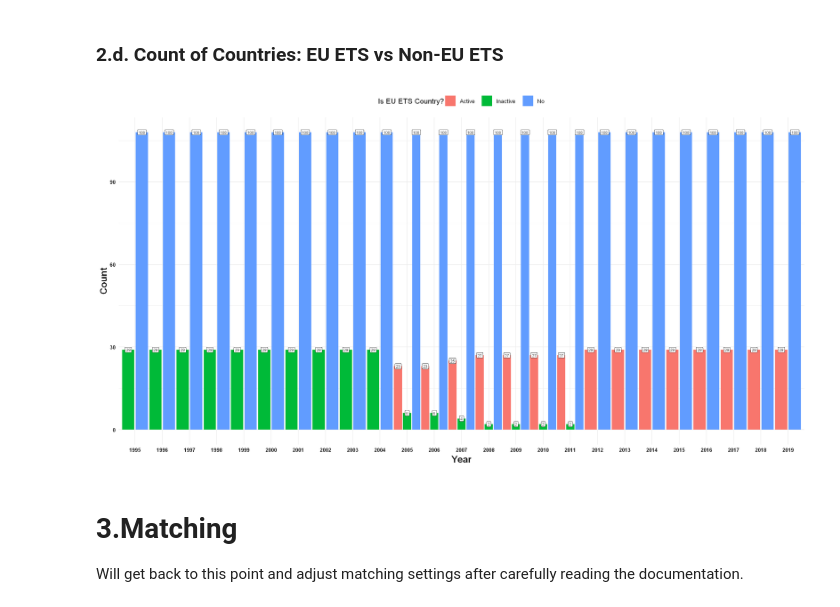
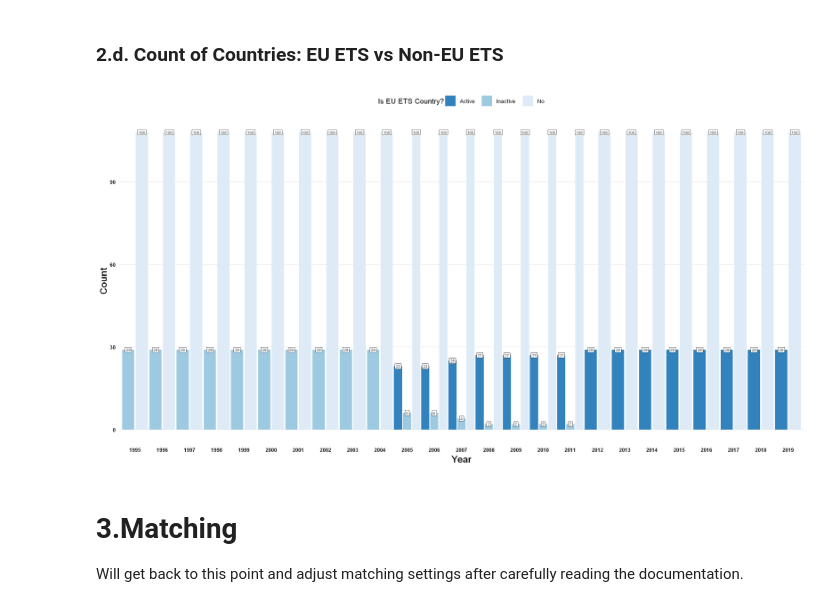
Before and after one commit to huseyinpolat-ds/UW_WNE_DSBA_Master_Thesis_437969, a Jupyter notebook: Thesis_EDA_new_approach.ipynb, the cells around one changed output. Cells and saved outputs as stored; diff of their text form; code cells hidden in the pictures.

Commit message:
Changed some colors, ready for matching.

```diff
--- a/Thesis_EDA_new_approach.ipynb
+++ b/Thesis_EDA_new_approach.ipynb
@@ -427,10 +427,12 @@ all_indicators_full_join <- merge(subset(pm25_final_mapped, select = -country_co
     filter(!(is.na(PM25_Total) & year >= 2010)) %>%
     # Filter out missing records in matching target variable for all years
     filter(!is.na(co2_em_kt)) %>%
+    # Filter to countries that only exist in PM2.5 dataset
+    filter(country %in% unique(pm25_final_mapped$country)) %>%
     # Join weather variables
-    merge(subset(weather_final_mapped, select = -country_code), by = c("year", "country"), all.x = TRUE,  all.y = TRUE) %>%
+    merge(subset(weather_final_mapped, select = -country_code), by = c("year", "country"), all.x = TRUE) %>%
     # Join EU ETS variables
-    merge(subset(eu_ets_final_mapped, select = -country_code), by = c("year", "country"), all.x = TRUE,  all.y = TRUE) %>%
+    merge(subset(eu_ets_final_mapped, select = -country_code), by = c("year", "country"), all.x = TRUE) %>%
     # Reorder columns for plotting
     relocate(co2_em_kt, .after=PM25_Urban) %>%
     relocate(PM25_Total, .after=PM25_Urban)
@@ -667,8 +669,9 @@ all_indicators_filtered <- all_indicators_filtered %>%
   select(-PM25_Cities, -PM25_rural, -PM25_Total, -PM25_Towns, -PM25_Urban,
          -gdp_per_capita, -pop_total, -pop_density,
          -precipitation, -avg_surface_temp,
-         -free_EUAs, -auctioned_sold_EUAs,
-                  -co2_em_kt)
+         -free_EUAs, -auctioned_sold_EUAs
+        #  ,-co2_em_kt
+         )
 
 # Check final dataset
 print(dim(all_indicators_filtered))
@@ -966,7 +965,7 @@ A data.frame: 17 × 8
 # Define column order of dataset
 column_order <- c(
     'PM25_Cities_log', 'PM25_rural_log', 'PM25_Total_log', 'PM25_Towns_log', 'PM25_Urban_log',
-    'is_eu_ets', 'free_EUAs_log', 'auctioned_sold_EUAs_log', "co2_em_kt_log",
+    'is_eu_ets', 'free_EUAs_log', 'auctioned_sold_EUAs_log', "co2_em_kt_log", "co2_em_kt",
     'precipitation_log', 'humidity', 'avg_surface_temp_log',
     'gdp_per_capita_log', 'gdp_per_capita_growth_pct', 'recession_binary', 'agriculture_pct_gdp', 'industry_pct_gdp',
     'pop_total_log', 'pop_density_log', 'pop_growth_pct', 'pop_urban_pct_of_total', 'pop_rural_pct_of_total', 'pop_in_largest_city_pct_of_urban_pop'
@@ -978,7 +977,7 @@ all_indicators_final <- all_indicators_final %>% select(all_of(c("country", "yea
 all_indicators_final_plot <- all_indicators_final %>% mutate(
     free_EUAs_log = ifelse(free_EUAs_log == 0, NA, free_EUAs_log),
     auctioned_sold_EUAs_log = ifelse(auctioned_sold_EUAs_log == 0, NA, auctioned_sold_EUAs_log)) %>%
-    select (-co2_em_kt_log) %>%
+    select (-co2_em_kt_log, -co2_em_kt) %>%
     filter(year >= 2010)
 
 # Create a dummy variable for pivot_longer()
@@ -1001,7 +1000,10 @@ plot_vars <- ggplot(selected_variables_long, aes(x = value, y = ..density..)) +
   theme(axis.text.x = element_text(size = 8, color = "black", face = "bold"),
         axis.text.y = element_text(size = 8, color = "black", face = "bold"),
         axis.title = element_text(size = 14, color = "black", face = "bold"),
-        strip.text = element_text(size = 12, color = "black", face = "bold"))
+        strip.text = element_text(size = 12, color = "black", face = "bold"),
+        panel.grid.major.x = element_line(color = "transparent"),  # Remove x-axis gridlines
+        panel.grid.minor.x = element_line(color = "transparent"),  # Remove minor x-axis gridlines
+        panel.grid.minor.y = element_line(color = "transparent"))
 
 plot(plot_vars)
 
@@ -1014,28 +1016,34 @@ ggsave("images/EDA_distribution_plot.jpg", plot_vars, width = 20, height = 12, c
 # %%
 # Count of distinct countries for each year, with EU ETS breakdown
 year_country_breakdown <- all_indicators_final %>%
   group_by(year, is_eu_ets) %>%
   summarise(cnt = n(), .groups = 'drop')
 
 # Plot number of countries available in our dataset with EU ETS breakdown
 eu_ets_country_breakdown <- ggplot(year_country_breakdown, aes(x=factor(year), y=cnt, group=is_eu_ets)) +
        geom_bar(aes(fill=is_eu_ets),position=position_dodge(width=1), stat="identity") +
        geom_label(aes(label=cnt),position = position_dodge(width=1), size = 2) +
        labs(x = "Year",
           y = "Count",
           fill = "Is EU ETS Country? ") +
         theme_minimal() +
         theme(legend.position = "top") +
         theme(axis.text.x = element_text(size = 8, color = "black", face = "bold"),
         axis.text.y = element_text(size = 8, color = "black", face = "bold"),
-        axis.title = element_text(size = 14, color = "black", face = "bold"))
+        axis.title = element_text(size = 14, color = "black", face = "bold"),
+        panel.grid.major.x = element_line(color = "transparent"),  # Remove x-axis gridlines
+        panel.grid.minor.x = element_line(color = "transparent"),  # Remove minor x-axis gridlines
+        panel.grid.minor.y = element_line(color = "transparent")) +  # Remove minor x-axis gridlines
+        scale_fill_brewer(direction=-1)
+
+
 
 eu_ets_country_breakdown
 
 # Save the plot with adjusted width
 ggsave("images/EDA_eu_ets_country_breakdown.jpg", eu_ets_country_breakdown, width = 12, height = 5, create.dir = TRUE)
 # %% [output]
-[figure, old version]
+[figure, new version]
 # %% [markdown]
 # 3.Matching
 
```
Also changed, not shown: parts of 21 cells of this notebook.
